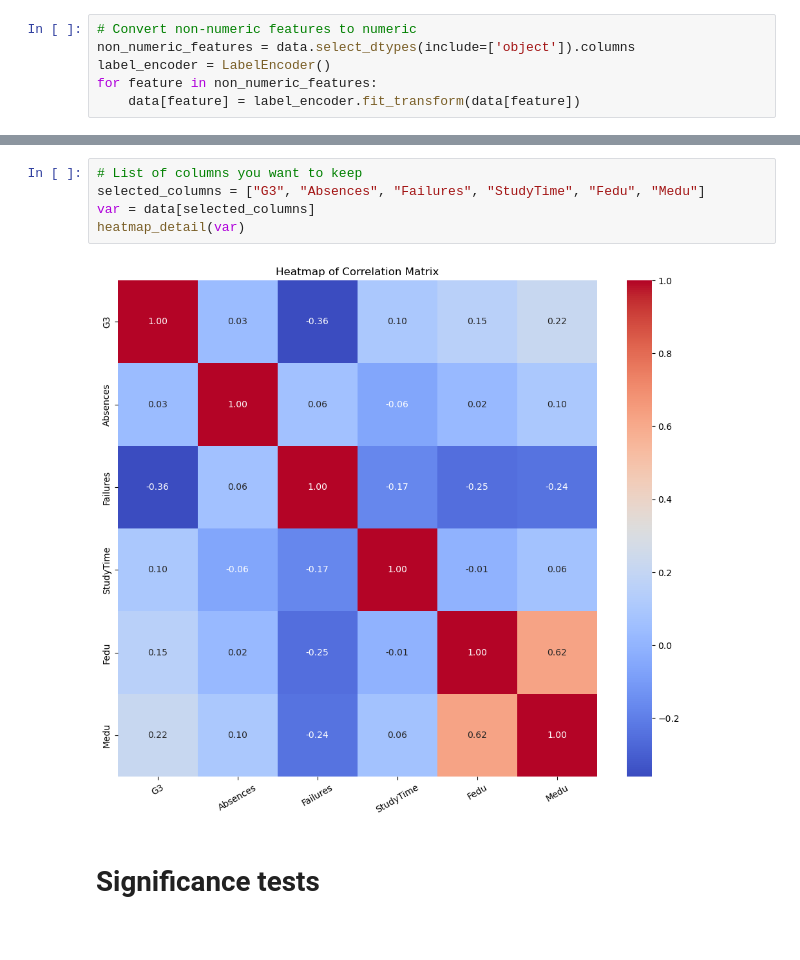
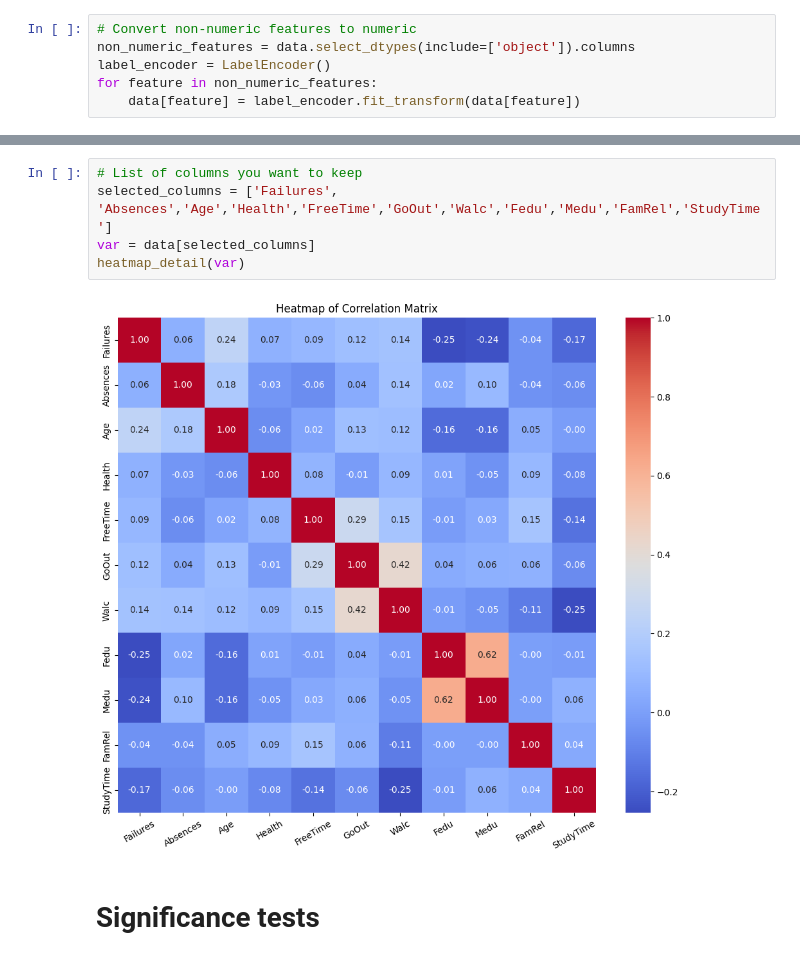
Before and after one commit to dingfengkun/DS-GA-1007, a Jupyter notebook: DS1007_Final_Update.ipynb, the cells around one changed output, grey strips where cells are left out. Drawn from its saved outputs; the diff is of its cells as text.

```diff
--- a/DS1007_Final_Update.ipynb
+++ b/DS1007_Final_Update.ipynb
@@ -267,10 +267,10 @@ plot_feature_importance(data_without_other_scores, target_column='G3')
 # %%
 # List of columns you want to keep
-selected_columns = ["G3", "Absences", "Failures", "StudyTime", "Fedu", "Medu"]
+selected_columns = ['Failures', 'Absences','Age','Health','FreeTime','GoOut','Walc','Fedu','Medu','FamRel','StudyTime']
 var = data[selected_columns]
 heatmap_detail(var)
 # %% [output]
-[figure, old version]
+[figure, new version]
 # %% [markdown]
 # Significance tests
 # %%
```
Also changed, not shown: parts of 4 cells of this notebook.
